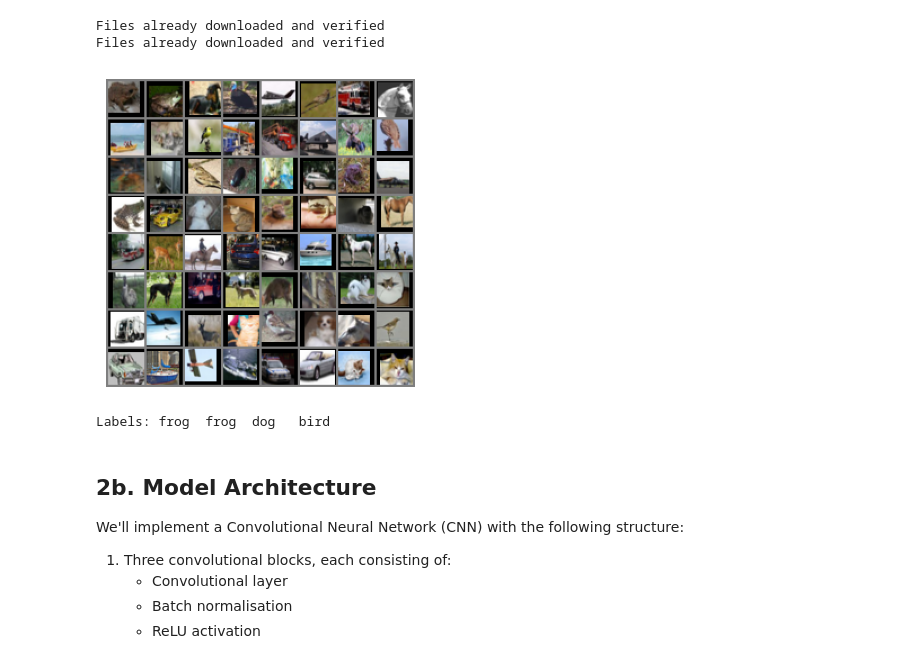
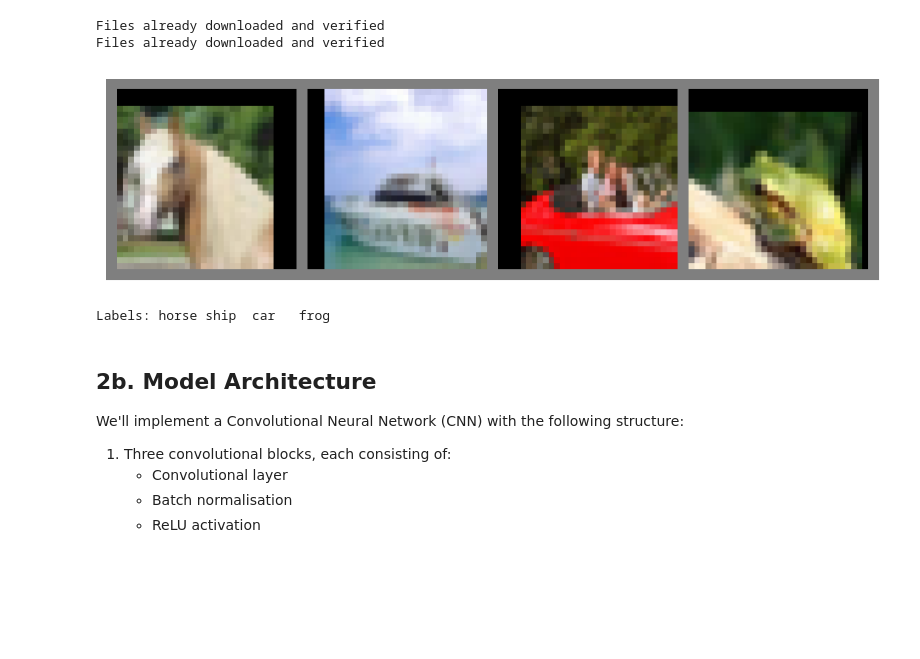
Before and after one commit to arachellee/IN3063-Group-15, a Jupyter notebook: Q2.ipynb, the cells around one changed output. Cells and saved outputs as stored; diff of their text form; code cells hidden in the pictures; blank space fills up the shorter version.

Commit message:
only display first 4 images, added model sampling

```diff
--- a/Q2.ipynb
+++ b/Q2.ipynb
@@ -47,20 +47,20 @@ Files already downloaded and verified
 # %%
 def imshow(img):
     img = img / 2 + 0.5  # unnormalise
     npimg = img.numpy()
     plt.figure(figsize=(10, 4))
     plt.imshow(np.transpose(npimg, (1, 2, 0)))
     plt.axis('off')
     plt.show()
 
 dataiter = iter(trainloader)
 images, labels = next(dataiter)
 
-imshow(torchvision.utils.make_grid(images))
-print('Labels:', ' '.join(f'{classes[labels[j]]:5s}' for j in range(4)))
+imshow(torchvision.utils.make_grid(images[:4])) # show first four images
+print('Labels:', ' '.join(f'{classes[labels[j]]:5s}' for j in range(4))) # with labels
 # %% [output]
-[figure, old version]
+[figure, new version]
-Labels: frog  frog  dog   bird
+Labels: horse ship  car   frog
 # %% [markdown]
 ## 2b. Model Architecture
 
```
Also changed, not shown: parts of 6 cells of this notebook.
